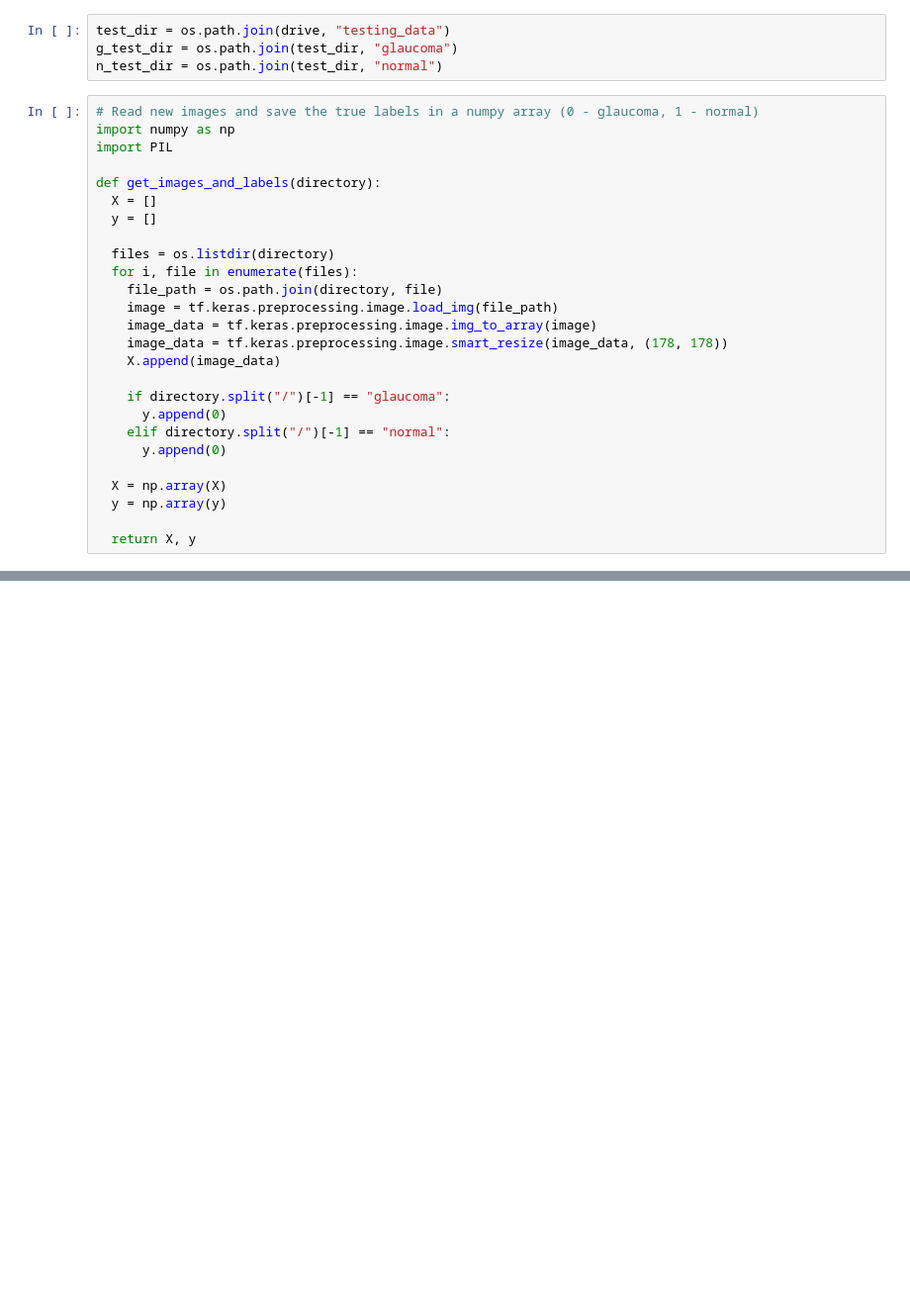
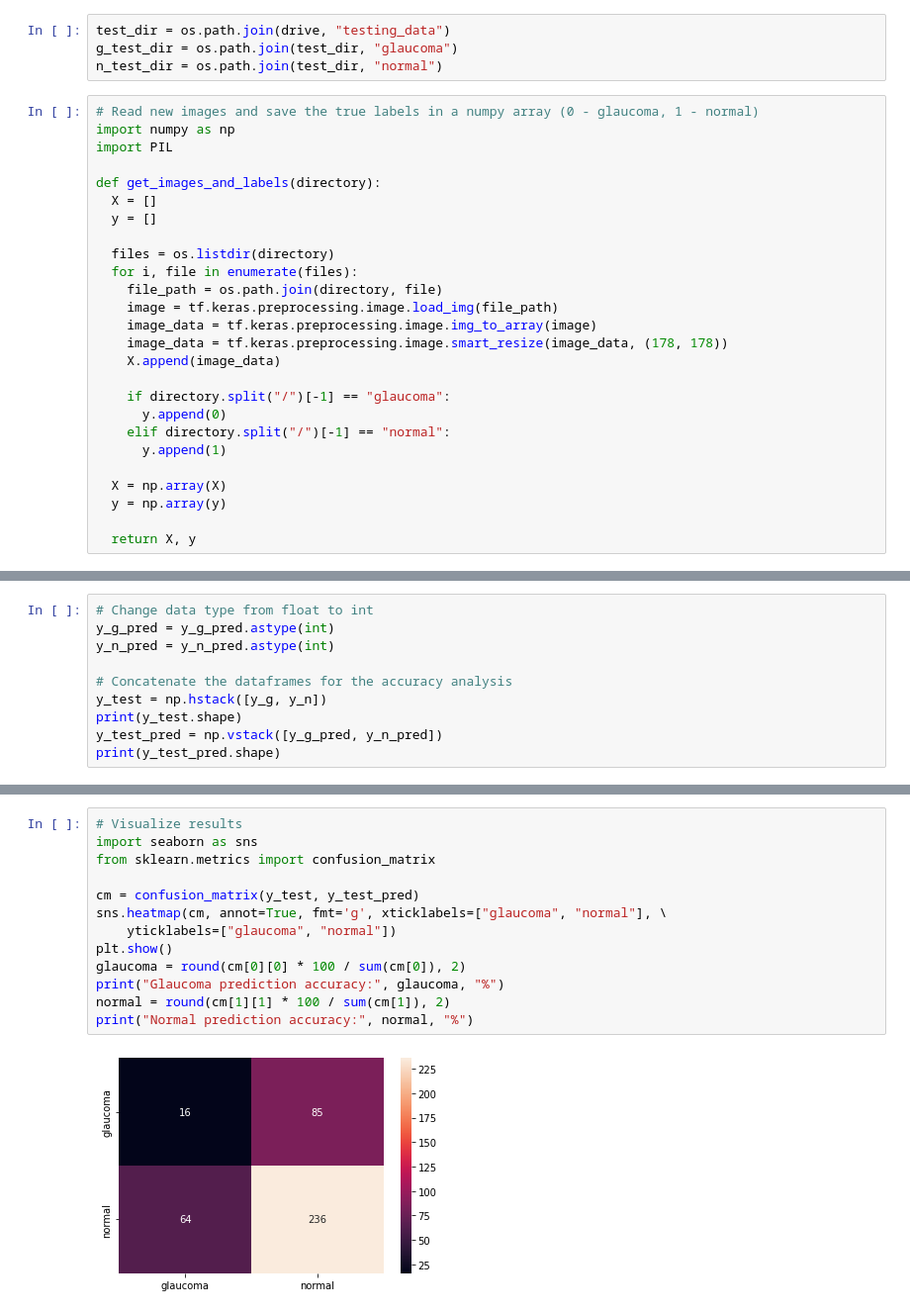
Before and after one commit to sabinagio/do-you-see-what-AI-see, a Jupyter notebook: 3-simple-CNN-model.ipynb, the cells around one changed output, grey strips where cells are left out. Shown: that part at 99% size. Drawn from its saved outputs; the diff is of its cells as text; blank space fills up the shorter version.

```diff
--- a/3-simple-CNN-model.ipynb
+++ b/3-simple-CNN-model.ipynb
@@ -816,7 +816,7 @@ def get_images_and_labels(directory):
     if directory.split("/")[-1] == "glaucoma":
       y.append(0)
     elif directory.split("/")[-1] == "normal":
-      y.append(0)
+      y.append(1)
 
   X = np.array(X)
   y = np.array(y)
@@ -830,0 +837,10 @@ y_n_pred = model.predict(X_n, batch_size=20)
+# %%
+# Change data type from float to int
+y_g_pred = y_g_pred.astype(int)
+y_n_pred = y_n_pred.astype(int)
+
+# Concatenate the dataframes for the accuracy analysis
+y_test = np.hstack([y_g, y_n])
+print(y_test.shape)
+y_test_pred = np.vstack([y_g_pred, y_n_pred])
+print(y_test_pred.shape)
@@ -830,0 +850,15 @@ y_n_pred = model.predict(X_n, batch_size=20)
+# %%
+# Visualize results
+import seaborn as sns
+from sklearn.metrics import confusion_matrix
+
+cm = confusion_matrix(y_test, y_test_pred)
+sns.heatmap(cm, annot=True, fmt='g', xticklabels=["glaucoma", "normal"], \
+    yticklabels=["glaucoma", "normal"])
+plt.show()
+glaucoma = round(cm[0][0] * 100 / sum(cm[0]), 2)
+print("Glaucoma prediction accuracy:", glaucoma, "%")
+normal = round(cm[1][1] * 100 / sum(cm[1]), 2)
+print("Normal prediction accuracy:", normal, "%")
+# %% [output]
+[figure, added]
```
Also changed, not shown: parts of 5 cells of this notebook.
